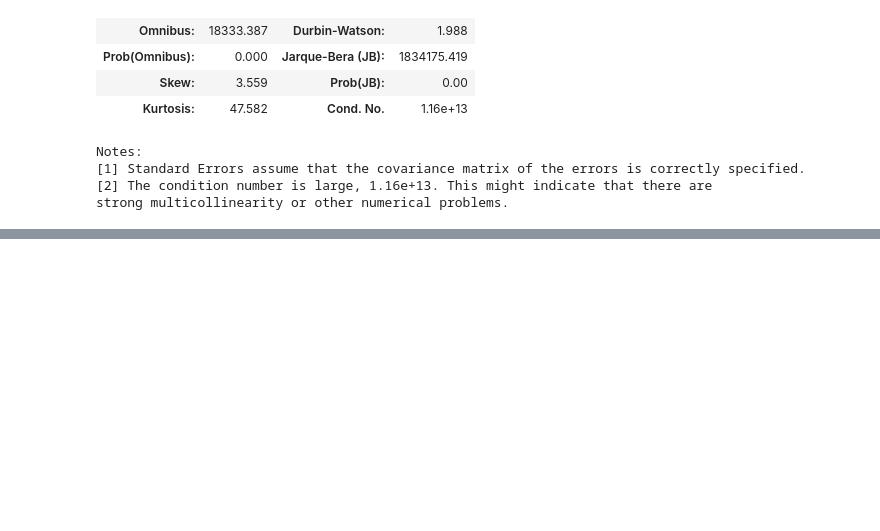
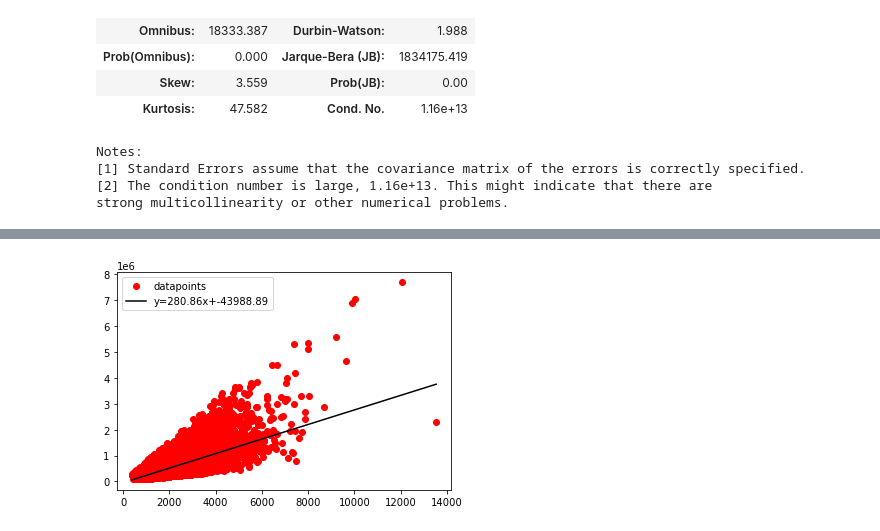
Before and after one commit to cyborgsage/kingco-realestate, a Jupyter notebook: chris_book.ipynb, the cells around one changed output, grey strips where cells are left out. Cells and saved outputs as stored; diff of their text form; code cells hidden in the pictures; blank space fills up the shorter version.

```diff
--- a/chris_book.ipynb
+++ b/chris_book.ipynb
@@ -264,0 +255,35 @@ strong multicollinearity or other numerical problems.
+# %%
+def best_line(X, Y):
+    """This function plots the best-fit line for a group of datapoints broken into
+    a set of independent variable values (X) and a set of dependent variable values (Y)"""
+    import numpy as np
+    from matplotlib import pyplot as plt
+
+    X_bar = np.mean(X)
+    Y_bar = np.mean(Y)
+
+    X_diffs = np.asarray([i - X_bar for i in X])
+    Y_diffs = np.asarray([i - Y_bar for i in Y])
+
+    num = X_diffs.dot(Y_diffs)
+
+    denom = np.sqrt((X_diffs ** 2).sum() * (Y_diffs ** 2).sum())
+
+    r_pearson = num / denom
+
+    beta_1 = r_pearson * Y_diffs.std() / X_diffs.std()
+
+    beta_0 = Y_bar - beta_1 * X_bar
+
+    Xs = np.linspace(np.min(X), np.max(X), 100)
+    Ys = beta_1 * Xs + beta_0
+
+    fig, ax = plt.subplots()
+    ax.plot(X, Y, 'ro', label='datapoints')
+    ax.plot(Xs, Ys, 'k', label=f'y={round(beta_1, 2)}x+{round(beta_0, 2)}')
+    plt.legend()
+    plt.show();
+# %%
+best_line(df['sqft_living'], df['price'])
+# %% [output]
+[figure, added]
```
Also changed, not shown: parts of 5 cells of this notebook.
